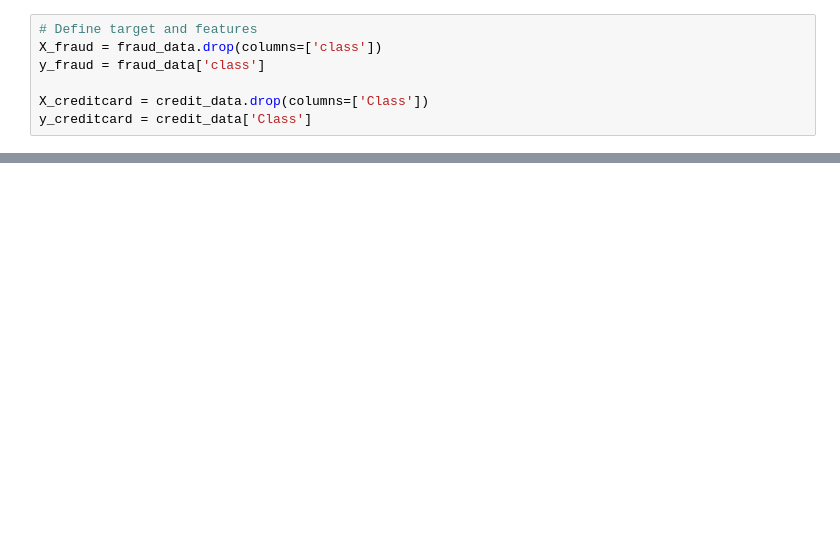
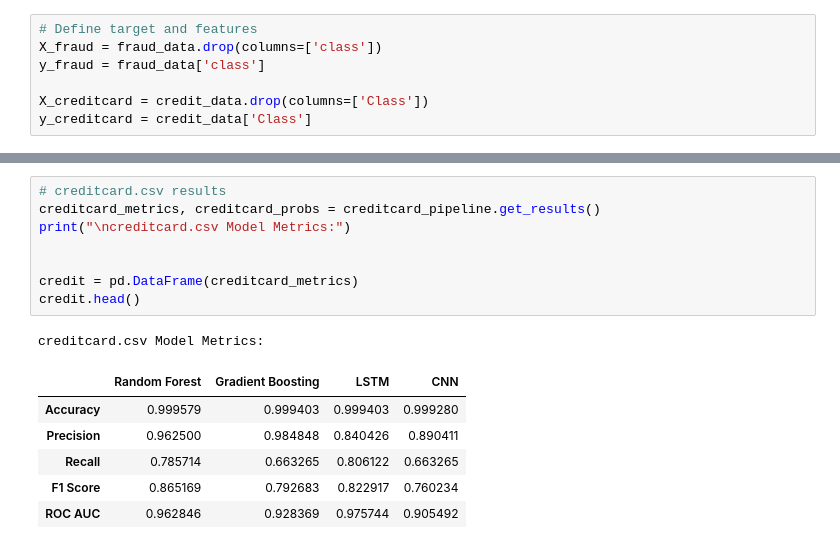
Before and after one commit to Seife1/fraud_detection_project, a Jupyter notebook: notebooks/3_Model_Training.ipynb, the cells around one changed output, grey strips where cells are left out. Drawn from its saved outputs; the diff is of its cells as text; blank space fills up the shorter version.

```diff
--- a/notebooks/3_Model_Training.ipynb
+++ b/notebooks/3_Model_Training.ipynb
@@ -84,0 +214,16 @@ display(creditcard_metrics)
+# %%
+# creditcard.csv results
+creditcard_metrics, creditcard_probs = creditcard_pipeline.get_results()
+print("\ncreditcard.csv Model Metrics:")
+
+
+credit = pd.DataFrame(creditcard_metrics)
+credit.head()
+# %% [output]
+creditcard.csv Model Metrics:
+|  | Random Forest | Gradient Boosting | LSTM | CNN |
+| Accuracy | 0.999579 | 0.999403 | 0.999403 | 0.999280 |
+| Precision | 0.962500 | 0.984848 | 0.840426 | 0.890411 |
+| Recall | 0.785714 | 0.663265 | 0.806122 | 0.663265 |
+| F1 Score | 0.865169 | 0.792683 | 0.822917 | 0.760234 |
+| ROC AUC | 0.962846 | 0.928369 | 0.975744 | 0.905492 |
```
Also changed, not shown: parts of 14 cells of this notebook, 3 other files.
